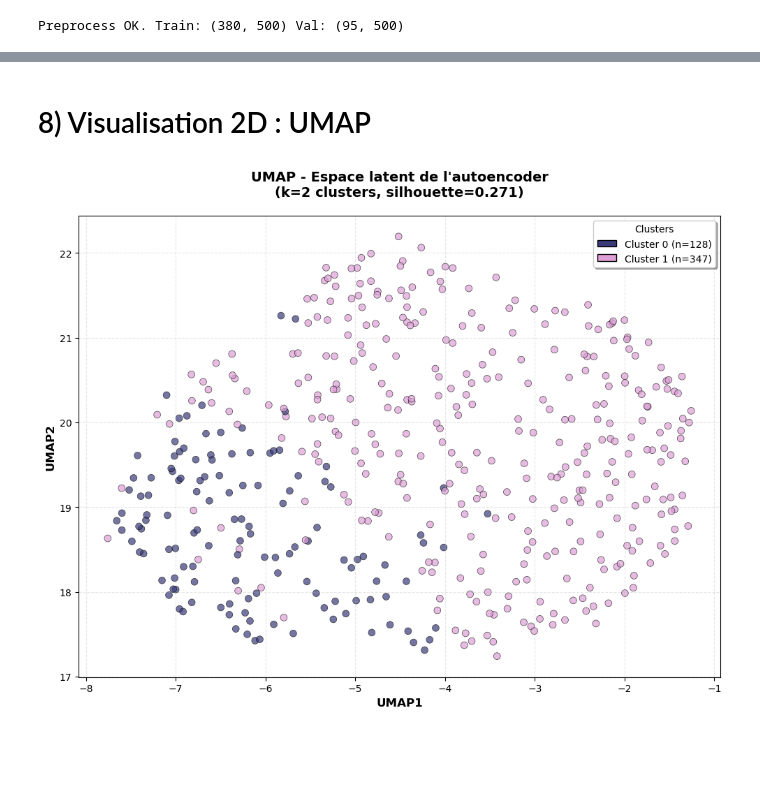
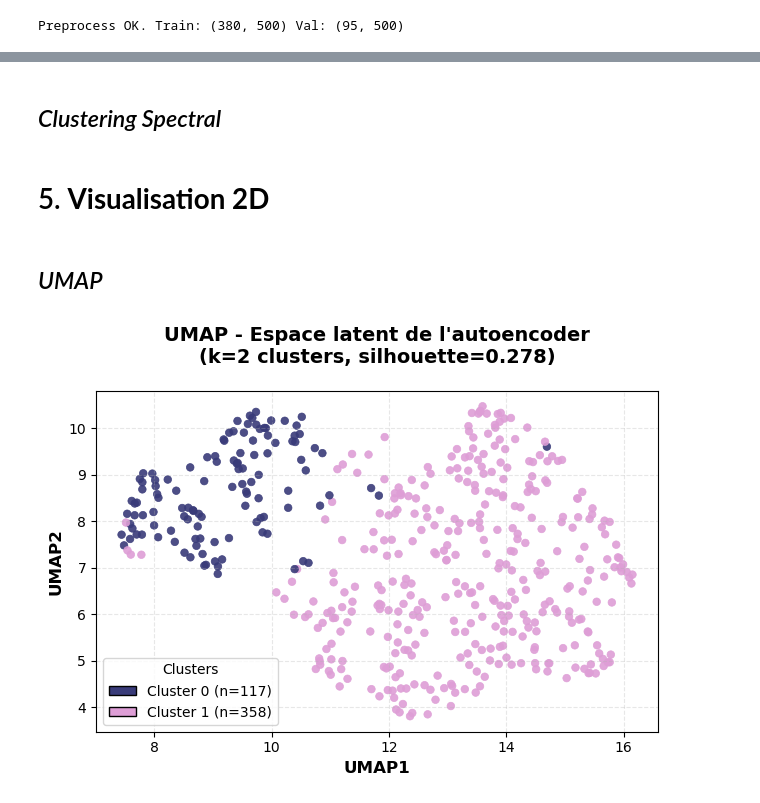
Before and after one commit to elodiehusson/Deep-Learning-Project, a Jupyter notebook: script/pipeline_autoencoder.ipynb, the cells around one changed output, grey strips where cells are left out. Drawn from its saved outputs; the diff is of its cells as text; code cells hidden in the pictures; blank space fills up the shorter version.

Commit message:
Nettoyé l'autoencodeur + UMAP//clustering

```diff
--- a/script/pipeline_autoencoder.ipynb
+++ b/script/pipeline_autoencoder.ipynb
@@ -119,0 +100,4 @@ X.head()
+# %%
+# log1p
+X_log = pd.DataFrame(np.log1p(X_hvg.values), index = X_hvg.index, columns = X_hvg.columns)
+X_log
@@ -139,11 +138,11 @@ input_dim = X_train_sc.shape[1]
 inputs = layers.Input(shape=(input_dim,), name="input")
 
 # Encoder
-x = layers.Dense(512, activation="relu",
+x = layers.Dense(256, activation="relu",
                  kernel_regularizer=regularizers.l2(1e-4),
                  kernel_initializer=tf.keras.initializers.GlorotUniform(seed=RANDOM_SEED))(inputs)
 x = layers.Dropout(0.2)(x)
-x = layers.Dense(128, activation="relu",
+x = layers.Dense(64, activation="relu",
                  kernel_regularizer=regularizers.l2(1e-4),
                  kernel_initializer=tf.keras.initializers.GlorotUniform(seed=RANDOM_SEED))(x)
 x = layers.Dropout(0.2)(x)
@@ -151,9 +150,9 @@ latent = layers.Dense(LATENT_DIM, activation=None, name="latent",
                       kernel_initializer=tf.keras.initializers.GlorotUniform(seed=RANDOM_SEED))(x)
 
 # Decoder
-x = layers.Dense(128, activation="relu",
+x = layers.Dense(64, activation="relu",
                  kernel_initializer=tf.keras.initializers.GlorotUniform(seed=RANDOM_SEED))(latent)
-x = layers.Dense(512, activation="relu",
+x = layers.Dense(256, activation="relu",
                  kernel_initializer=tf.keras.initializers.GlorotUniform(seed=RANDOM_SEED))(x)
 outputs = layers.Dense(input_dim, activation=None, name="recon",
                        kernel_initializer=tf.keras.initializers.GlorotUniform(seed=RANDOM_SEED))(x)
@@ -370,7 +297,23 @@ Saved: ../results_autoencoder\clusters_kmeans.csv
+# %%
+# meilleur k et son silhouette score associé
+best_k = 2
+best_sil = silhouette_score(Z, KMeans(n_clusters=best_k, random_state=RANDOM_SEED, n_init=20).fit_predict(Z))
+# %% [markdown]
+## *Clustering Spectral*
+# %%
+spectral = SpectralClustering(
+    n_clusters=best_k,
+    affinity="nearest_neighbors",
+    assign_labels="kmeans",
+    random_state=RANDOM_SEED)
+
+cluster_labels = spectral.fit_predict(Z)
 # %% [markdown]
-# 8) Visualisation 2D : UMAP
+# 5. **Visualisation 2D**
+# %% [markdown]
+## *UMAP*
 # %%
-reducer = umap.UMAP(n_neighbors=20, min_dist=0.2, random_state=RANDOM_SEED, n_jobs = -1)
+reducer = umap.UMAP(n_neighbors=13, min_dist=0.2, random_state=RANDOM_SEED)
 emb2d = reducer.fit_transform(Z)
 method = "UMAP"
 
@@ -381,15 +324,14 @@ import matplotlib.patches as mpatches
 n_clusters = len(np.unique(cluster_labels))
 colors = cm.get_cmap('tab20b', n_clusters)
 
-plt.figure(figsize=(10, 8))
+plt.figure()
 scatter = plt.scatter(
     emb2d[:, 0],
     emb2d[:, 1],
     c=cluster_labels,
     cmap='tab20b',
-    s=50,
-    alpha=0.7,
-    edgecolors='black',
+    s=30,
+    alpha=0.9,
     linewidth=0.5
 )
 
@@ -397,32 +339,31 @@ scatter = plt.scatter(
 legend_elements = [
     mpatches.Patch(
         facecolor=colors(i),
         edgecolor='black',
         label=f'Cluster {i} (n={np.sum(cluster_labels == i)})'
     )
     for i in range(n_clusters)
 ]
 plt.legend(
     handles=legend_elements,
     title='Clusters',
     loc='best',
     frameon=True,
     fancybox=True,
-    shadow=True
 )
 
 plt.title(
     f'{method} - Espace latent de l\'autoencoder\n(k={best_k} clusters, silhouette={best_sil:.3f})',
     fontsize=14,
     fontweight='bold',
     pad=20
 )
 plt.xlabel(f'{method}1', fontsize=12, fontweight='bold')
 plt.ylabel(f'{method}2', fontsize=12, fontweight='bold')
 plt.grid(True, alpha=0.3, linestyle='--')
 plt.tight_layout()
 plt.savefig(os.path.join(OUTDIR, f"latent_umap_clusters.pdf"), dpi=300, bbox_inches='tight')
 plt.show()
 plt.close()
 # %% [output]
-[figure, old version]
+[figure, new version]
```
Also changed, not shown: parts of 42 cells of this notebook, 20 other files.
